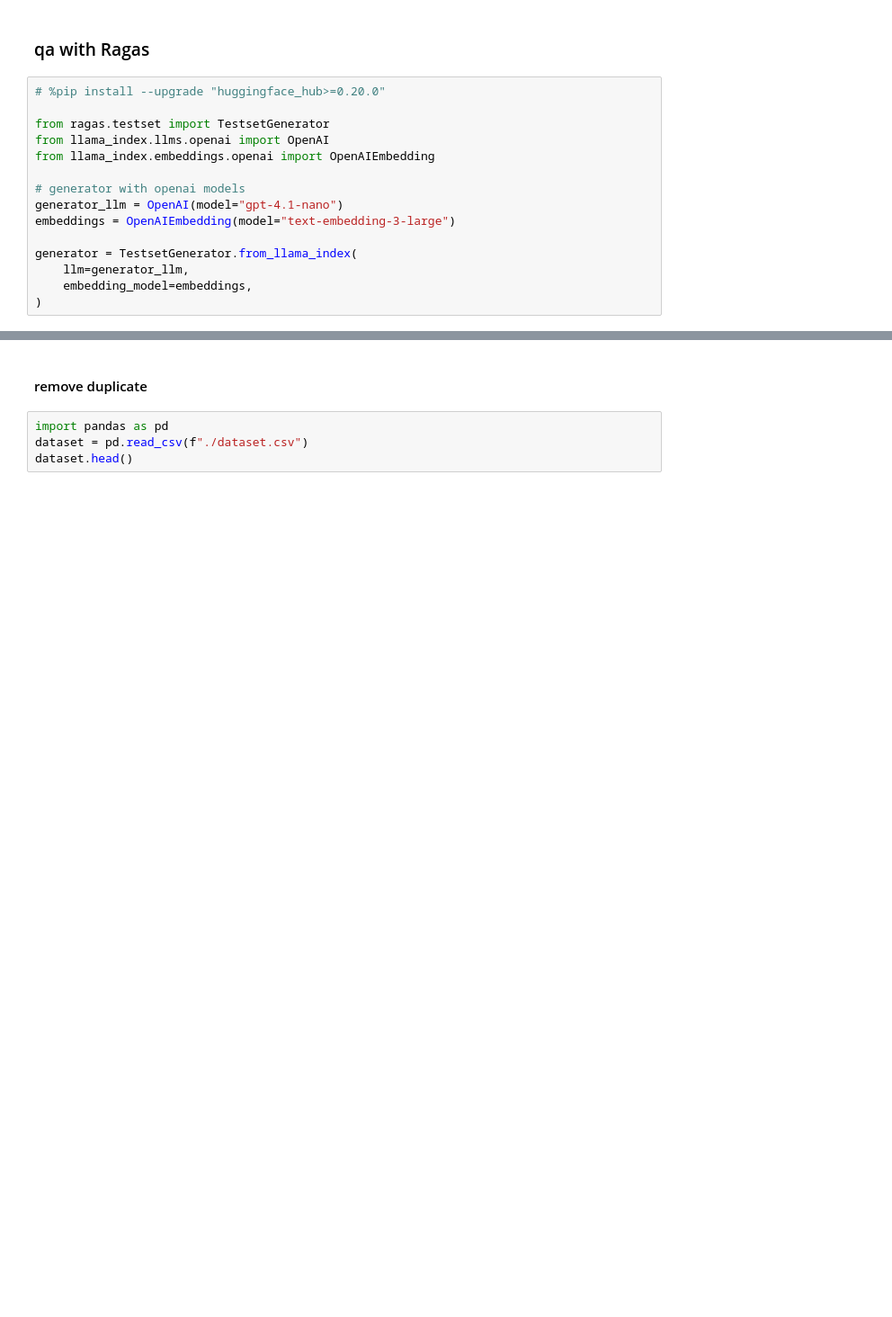
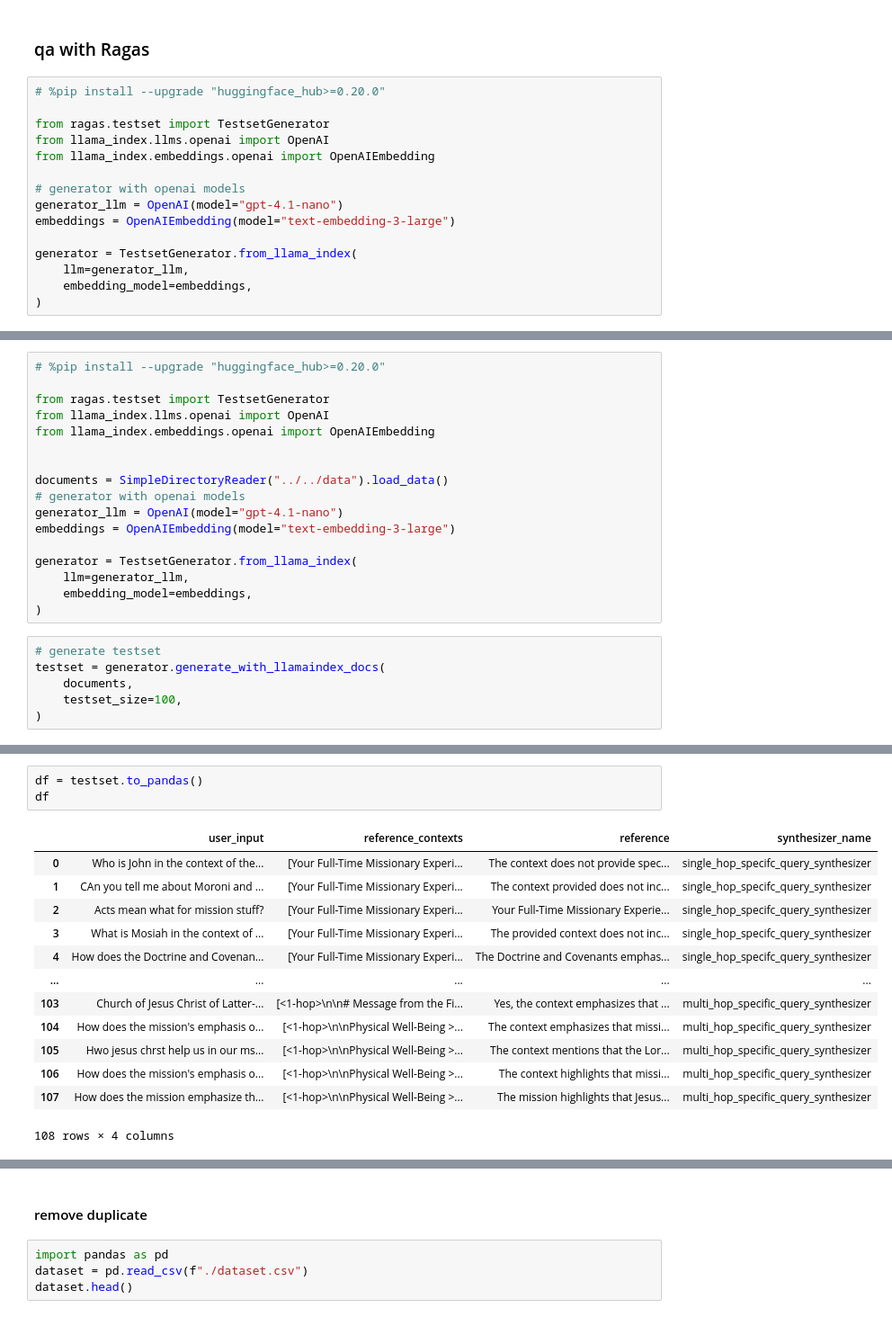
Before and after one commit to promise-emmanuel/Agentic_rag, a Jupyter notebook: Notebooks/qa_pairs/qa_pairs.ipynb, the cells around one changed output, grey strips where cells are left out. Shown at 90% size. Cells and saved outputs as stored; diff of their text form; blank space fills up the shorter version.

```diff
--- a/Notebooks/qa_pairs/qa_pairs.ipynb
+++ b/Notebooks/qa_pairs/qa_pairs.ipynb
@@ -58,0 +107,23 @@ df.to_csv(f"./dataset.csv", index=False)
+# %%
+# %pip install --upgrade "huggingface_hub>=0.20.0"
+
+from ragas.testset import TestsetGenerator
+from llama_index.llms.openai import OpenAI
+from llama_index.embeddings.openai import OpenAIEmbedding
+
+
+documents = SimpleDirectoryReader("../../data").load_data()
+# generator with openai models
+generator_llm = OpenAI(model="gpt-4.1-nano")
+embeddings = OpenAIEmbedding(model="text-embedding-3-large")
+
+generator = TestsetGenerator.from_llama_index(
+    llm=generator_llm,
+    embedding_model=embeddings,
+)
+# %%
+# generate testset
+testset = generator.generate_with_llamaindex_docs(
+    documents,
+    testset_size=100,
+)
@@ -58,0 +143,17 @@ df.to_csv(f"./dataset.csv", index=False)
+# %%
+df = testset.to_pandas()
+df
+# %% [output]
+|  | user_input | reference_contexts | reference | synthesizer_name |
+| 0 | Who is John in the context of the... | [Your Full-Time Missionary Experi... | The context does not provide spec... | single_hop_specifc_query_synthesizer |
+| 1 | CAn you tell me about Moroni and ... | [Your Full-Time Missionary Experi... | The context provided does not inc... | single_hop_specifc_query_synthesizer |
+| 2 | Acts mean what for mission stuff? | [Your Full-Time Missionary Experi... | Your Full-Time Missionary Experie... | single_hop_specifc_query_synthesizer |
+| 3 | What is Mosiah in the context of ... | [Your Full-Time Missionary Experi... | The provided context does not inc... | single_hop_specifc_query_synthesizer |
+| 4 | How does the Doctrine and Covenan... | [Your Full-Time Missionary Experi... | The Doctrine and Covenants emphas... | single_hop_specifc_query_synthesizer |
+| ... | ... | ... | ... | ... |
+| 103 | Church of Jesus Christ of Latter-... | [<1-hop>\n\n# Message from the Fi... | Yes, the context emphasizes that ... | multi_hop_specific_query_synthesizer |
+| 104 | How does the mission's emphasis o... | [<1-hop>\n\nPhysical Well-Being >... | The context emphasizes that missi... | multi_hop_specific_query_synthesizer |
+| 105 | Hwo jesus chrst help us in our ms... | [<1-hop>\n\nPhysical Well-Being >... | The context mentions that the Lor... | multi_hop_specific_query_synthesizer |
+| 106 | How does the mission's emphasis o... | [<1-hop>\n\nPhysical Well-Being >... | The context highlights that missi... | multi_hop_specific_query_synthesizer |
+| 107 | How does the mission emphasize th... | [<1-hop>\n\nPhysical Well-Being >... | The mission highlights that Jesus... | multi_hop_specific_query_synthesizer |
+108 rows × 4 columns
```
Also changed, not shown: parts of 8 cells of this notebook, 6 other files.
